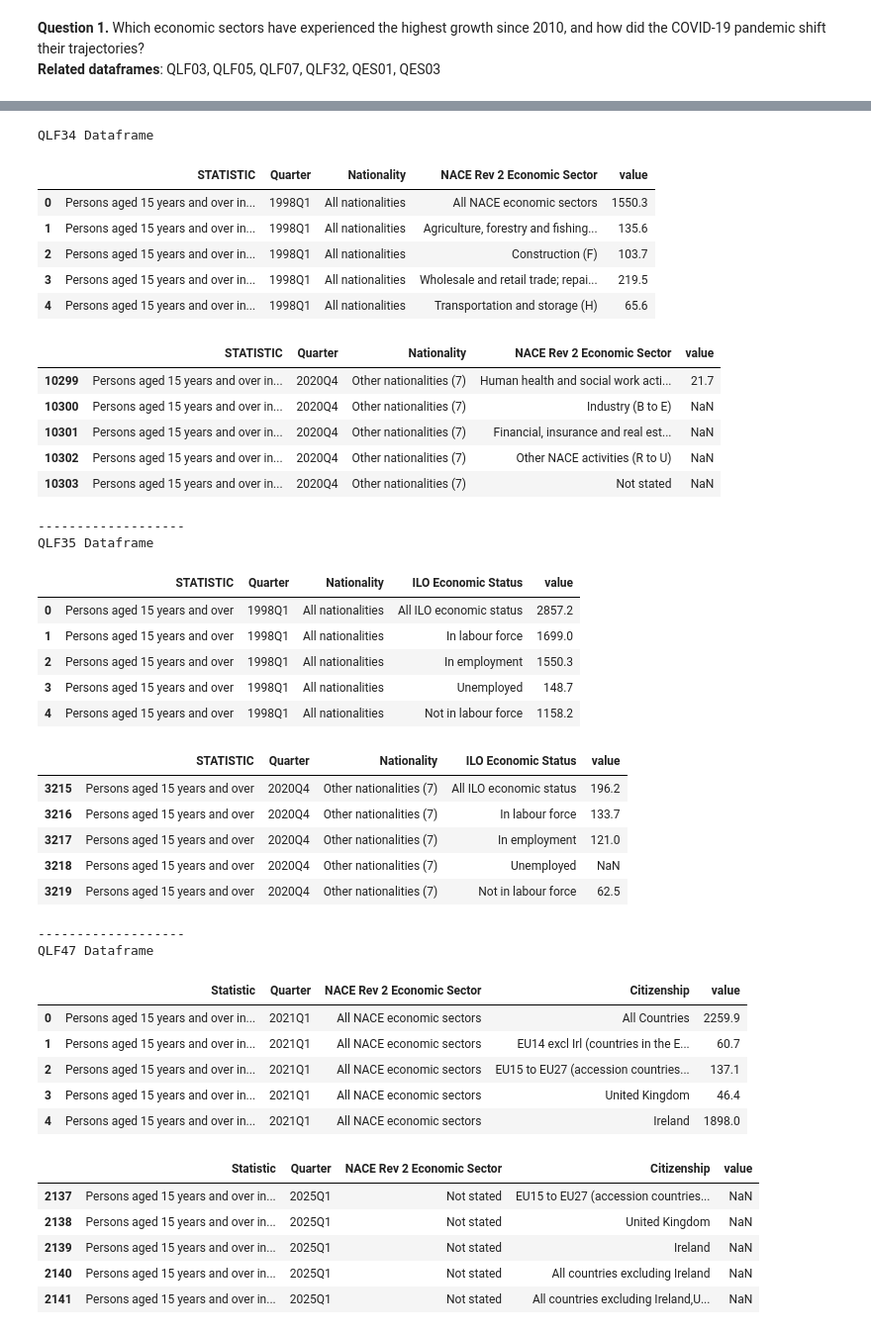
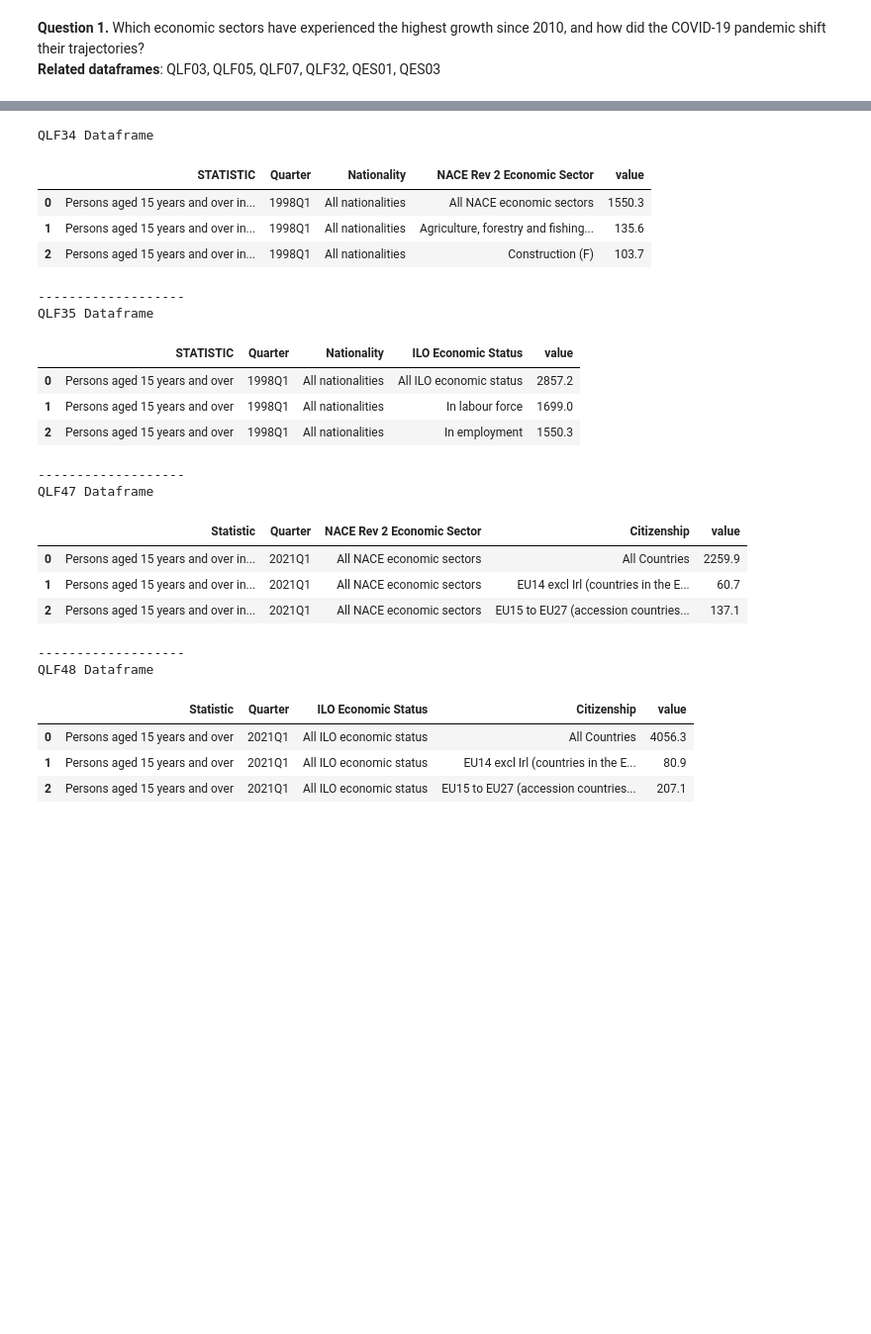
Before and after one commit to no1numa/ireland-workforce-analysis, a Jupyter notebook: notebooks/02_data_cleaning.ipynb, the cells around one changed output, grey strips where cells are left out. Shown: that part at 99% size. Drawn from its saved outputs; the diff is of its cells as text; code cells hidden in the pictures; blank space fills up the shorter version.

```diff
--- a/notebooks/02_data_cleaning.ipynb
+++ b/notebooks/02_data_cleaning.ipynb
@@ -30,8 +30,7 @@ for df in q1_related:
     df_v = pd.read_csv(f'../data/raw/{df}.csv')
 
     print(f'{df} Dataframe')
-    display(df_v.head())
-    display(df_v.tail())
+    display(df_v.head(3))
     print('-------------------')
 # %% [output]
 QLF03 Dataframe
@@ -85,56 +60,37 @@ quarter_to_dt(df_qlf03)
 # %%
 # quick visualization of each df
 q2_related = ['QLF34', 'QLF35', 'QLF47', 'QLF48']
 
 # can use all of those dataframes, being QLF34/QLF47 for explaining how much more people from outside work
-# QLF35/QLF48 to show which sectors most employ foreigners
+# QLF34/QLF47 to show which sectors most employ foreigners
 
 for df in q2_related:
     df_v = pd.read_csv(f'../data/raw/{df}.csv')
 
     print(f'{df} Dataframe')
-    display(df_v.head())
-    display(df_v.tail())
+    display(df_v.head(3))
     print('-------------------')
 # %% [output]
 QLF34 Dataframe
 |  | STATISTIC | Quarter | Nationality | NACE Rev 2 Economic Sector | value |
 | 0 | Persons aged 15 years and over in... | 1998Q1 | All nationalities | All NACE economic sectors | 1550.3 |
 | 1 | Persons aged 15 years and over in... | 1998Q1 | All nationalities | Agriculture, forestry and fishing... | 135.6 |
 | 2 | Persons aged 15 years and over in... | 1998Q1 | All nationalities | Construction (F) | 103.7 |
-| 3 | Persons aged 15 years and over in... | 1998Q1 | All nationalities | Wholesale and retail trade; repai... | 219.5 |
-| 4 | Persons aged 15 years and over in... | 1998Q1 | All nationalities | Transportation and storage (H) | 65.6 |
+-------------------
+QLF35 Dataframe
-|  | STATISTIC | Quarter | Nationality | NACE Rev 2 Economic Sector | value |
-| 10299 | Persons aged 15 years and over in... | 2020Q4 | Other nationalities (7) | Human health and social work acti... | 21.7 |
-| 10300 | Persons aged 15 years and over in... | 2020Q4 | Other nationalities (7) | Industry (B to E) | NaN |
-| 10301 | Persons aged 15 years and over in... | 2020Q4 | Other nationalities (7) | Financial, insurance and real est... | NaN |
-| 10302 | Persons aged 15 years and over in... | 2020Q4 | Other nationalities (7) | Other NACE activities (R to U) | NaN |
-| 10303 | Persons aged 15 years and over in... | 2020Q4 | Other nationalities (7) | Not stated | NaN |
+|  | STATISTIC | Quarter | Nationality | ILO Economic Status | value |
+| 0 | Persons aged 15 years and over | 1998Q1 | All nationalities | All ILO economic status | 2857.2 |
+| 1 | Persons aged 15 years and over | 1998Q1 | All nationalities | In labour force | 1699.0 |
+| 2 | Persons aged 15 years and over | 1998Q1 | All nationalities | In employment | 1550.3 |
--------------------
-QLF35 Dataframe
+-------------------
+QLF47 Dataframe
-|  | STATISTIC | Quarter | Nationality | ILO Economic Status | value |
-| 0 | Persons aged 15 years and over | 1998Q1 | All nationalities | All ILO economic status | 2857.2 |
-| 1 | Persons aged 15 years and over | 1998Q1 | All nationalities | In labour force | 1699.0 |
-| 2 | Persons aged 15 years and over | 1998Q1 | All nationalities | In employment | 1550.3 |
-| 3 | Persons aged 15 years and over | 1998Q1 | All nationalities | Unemployed | 148.7 |
-| 4 | Persons aged 15 years and over | 1998Q1 | All nationalities | Not in labour force | 1158.2 |
+|  | Statistic | Quarter | NACE Rev 2 Economic Sector | Citizenship | value |
+| 0 | Persons aged 15 years and over in... | 2021Q1 | All NACE economic sectors | All Countries | 2259.9 |
+| 1 | Persons aged 15 years and over in... | 2021Q1 | All NACE economic sectors | EU14 excl Irl (countries in the E... | 60.7 |
+| 2 | Persons aged 15 years and over in... | 2021Q1 | All NACE economic sectors | EU15 to EU27 (accession countries... | 137.1 |
+-------------------
+QLF48 Dataframe
-|  | STATISTIC | Quarter | Nationality | ILO Economic Status | value |
-| 3215 | Persons aged 15 years and over | 2020Q4 | Other nationalities (7) | All ILO economic status | 196.2 |
-| 3216 | Persons aged 15 years and over | 2020Q4 | Other nationalities (7) | In labour force | 133.7 |
-| 3217 | Persons aged 15 years and over | 2020Q4 | Other nationalities (7) | In employment | 121.0 |
-| 3218 | Persons aged 15 years and over | 2020Q4 | Other nationalities (7) | Unemployed | NaN |
-| 3219 | Persons aged 15 years and over | 2020Q4 | Other nationalities (7) | Not in labour force | 62.5 |
+|  | Statistic | Quarter | ILO Economic Status | Citizenship | value |
+| 0 | Persons aged 15 years and over | 2021Q1 | All ILO economic status | All Countries | 4056.3 |
+| 1 | Persons aged 15 years and over | 2021Q1 | All ILO economic status | EU14 excl Irl (countries in the E... | 80.9 |
+| 2 | Persons aged 15 years and over | 2021Q1 | All ILO economic status | EU15 to EU27 (accession countries... | 207.1 |
--------------------
-QLF47 Dataframe
-|  | Statistic | Quarter | NACE Rev 2 Economic Sector | Citizenship | value |
-| 0 | Persons aged 15 years and over in... | 2021Q1 | All NACE economic sectors | All Countries | 2259.9 |
-| 1 | Persons aged 15 years and over in... | 2021Q1 | All NACE economic sectors | EU14 excl Irl (countries in the E... | 60.7 |
-| 2 | Persons aged 15 years and over in... | 2021Q1 | All NACE economic sectors | EU15 to EU27 (accession countries... | 137.1 |
-| 3 | Persons aged 15 years and over in... | 2021Q1 | All NACE economic sectors | United Kingdom | 46.4 |
-| 4 | Persons aged 15 years and over in... | 2021Q1 | All NACE economic sectors | Ireland | 1898.0 |
-|  | Statistic | Quarter | NACE Rev 2 Economic Sector | Citizenship | value |
-| 2137 | Persons aged 15 years and over in... | 2025Q1 | Not stated | EU15 to EU27 (accession countries... | NaN |
-| 2138 | Persons aged 15 years and over in... | 2025Q1 | Not stated | United Kingdom | NaN |
-| 2139 | Persons aged 15 years and over in... | 2025Q1 | Not stated | Ireland | NaN |
-| 2140 | Persons aged 15 years and over in... | 2025Q1 | Not stated | All countries excluding Ireland | NaN |
-| 2141 | Persons aged 15 years and over in... | 2025Q1 | Not stated | All countries excluding Ireland,U... | NaN |
```
Also changed, not shown: parts of 12 cells of this notebook, 1 other file.
